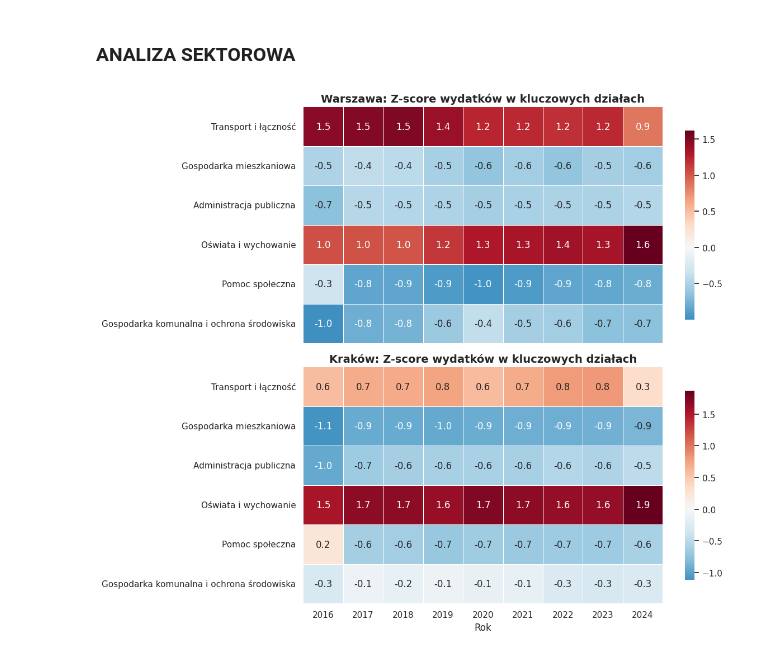
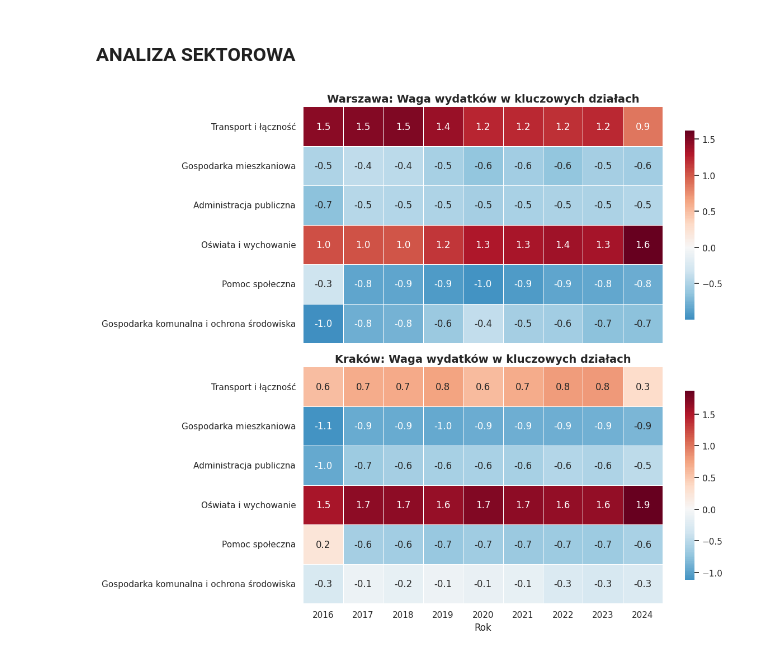
Before and after one commit to Kapturz0ny/sad-proj1, a Jupyter notebook: finance.ipynb, the cells around one changed output. Drawn from its saved outputs; the diff is of its cells as text; code cells hidden in the pictures.

```diff
--- a/finance.ipynb
+++ b/finance.ipynb
@@ -230,33 +230,33 @@ def get_sections(df_city):
             "miasta na prawach powiatu",
             section
         ]
         # Extract series and ensure numeric (float)
         series = get_series(df_city, *loc)
         section_data[section.split(' - ')[1]] = pd.to_numeric(series, errors='coerce')
 
     return pd.DataFrame(section_data).T  # Sections as rows, years as columns
 
 df_heatmap_waw = get_sections(df_waw)
 df_heatmap_krk = get_sections(df_krk)
 
 # SAFE Z-SCORE CALCULATION (pure Pandas)
 # Z-score = (value - column mean) / column std
 zscore_waw = df_heatmap_waw.sub(df_heatmap_waw.mean(axis=0), axis=1).div(df_heatmap_waw.std(axis=0), axis=1)
 zscore_krk = df_heatmap_krk.sub(df_heatmap_krk.mean(axis=0), axis=1).div(df_heatmap_krk.std(axis=0), axis=1)
 
 # Plotting
 fig, axes = plt.subplots(2, 1, figsize=(12, 10), sharex=True)
 
 sns.heatmap(zscore_waw, ax=axes[0], cmap='RdBu_r', center=0, annot=True, fmt=".1f", linewidths=.5, cbar_kws={"shrink": .8})
-axes[0].set_title('Warszawa: Z-score wydatków w kluczowych działach', fontsize=14, fontweight='bold')
+axes[0].set_title('Warszawa: Waga wydatków w kluczowych działach', fontsize=14, fontweight='bold')
 axes[0].set_ylabel('')
 
 sns.heatmap(zscore_krk, ax=axes[1], cmap='RdBu_r', center=0, annot=True, fmt=".1f", linewidths=.5, cbar_kws={"shrink": .8})
-axes[1].set_title('Kraków: Z-score wydatków w kluczowych działach', fontsize=14, fontweight='bold')
+axes[1].set_title('Kraków: Waga wydatków w kluczowych działach', fontsize=14, fontweight='bold')
 axes[1].set_ylabel('')
 axes[1].set_xlabel('Rok', fontsize=12)
 
 plt.tight_layout()
 plt.show()
 # %% [output]
-[figure, old version]
+[figure, new version]
```
Also changed, not shown: parts of 2 cells of this notebook.
